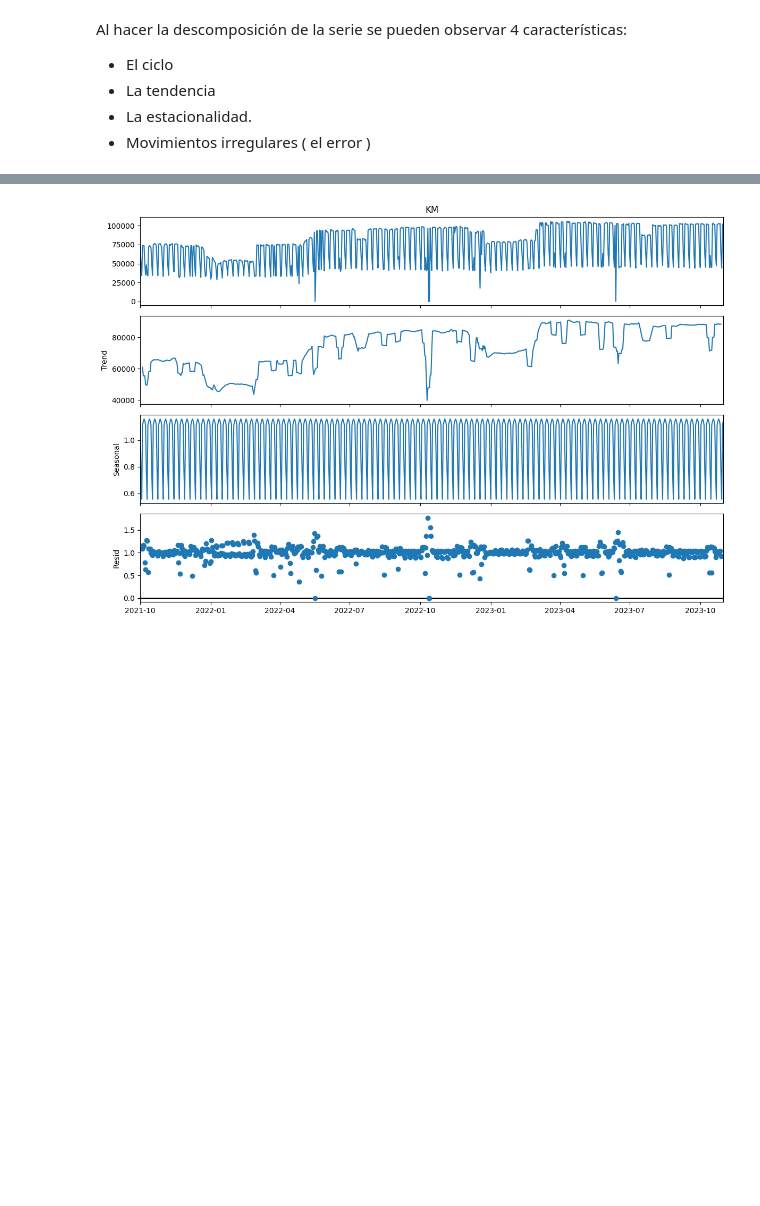
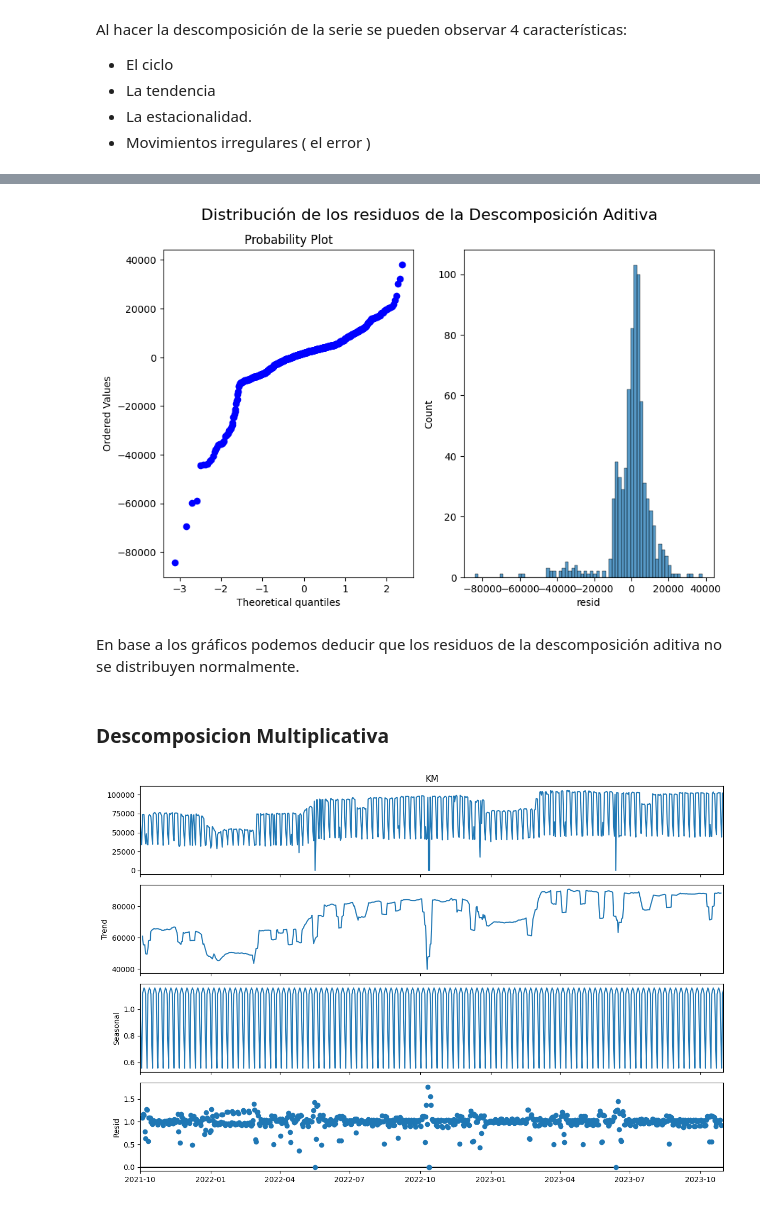
Before and after one commit to jiang-011/AST_G4, a Jupyter notebook: TP_G4_KM.ipynb, the cells around one changed output, grey strips where cells are left out. Saved outputs shown, nothing was run; the diff lists cells and outputs as text; code cells hidden in the pictures; blank space fills up the shorter version.

```diff
--- a/TP_G4_KM.ipynb
+++ b/TP_G4_KM.ipynb
@@ -280,3 +337,17 @@ Descomposicion Multiplicativa
+# %%
+fig, axs = plt.subplots(ncols=2)
+fig.set_size_inches(10,6)
+plt.suptitle("Distribución de los residuos de la Descomposición Aditiva", size = 16)
+
+
+sns.histplot(data = s_dec_additive, x=s_dec_additive.resid, ax = axs[1]);
+probplot(s_dec_additive.resid, plot=axs[0], fit=True, dist='norm');
+# %% [output]
+[figure, added]
+# %% [markdown]
+En base a los gráficos podemos deducir que los residuos de la descomposición aditiva no se distribuyen normalmente.
+# %% [markdown]
+### Descomposicion Multiplicativa
 # %%
 import matplotlib
 
```
Also changed, not shown: parts of 33 cells of this notebook.
